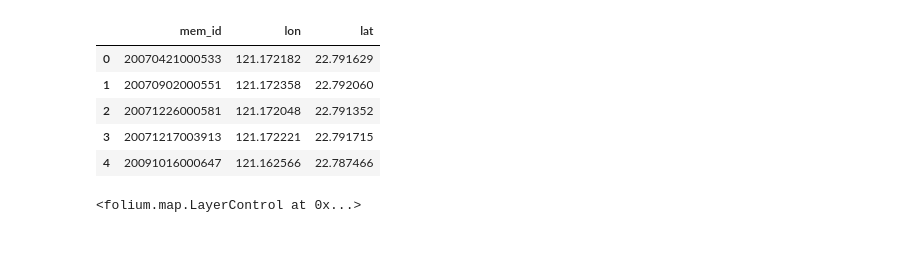
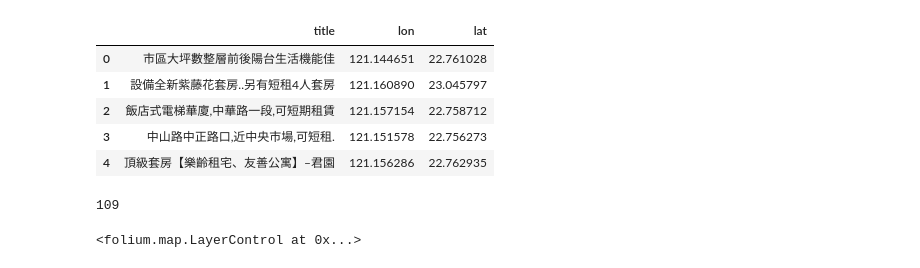
Before and after one commit to GallonShih/BlackHead, a Jupyter notebook: DA_Gis_Analysis/main.ipynb, the cells around one changed output. Saved outputs shown, nothing was run; the diff lists cells and outputs as text; code cells hidden in the pictures.

```diff
--- a/DA_Gis_Analysis/main.ipynb
+++ b/DA_Gis_Analysis/main.ipynb
@@ -12,19 +9,0 @@ gis_db = create_engine("postgresql+psycopg2://rt009223:123456@10.101.2.238/gis")
-# %%
-df_points = pd.read_sql("""
-    select f1.mem_id,
-        ST_X(f1.mem_coordinates) as lon,
-        ST_Y(f1.mem_coordinates) as lat
-    from gis.member_tgos_addr f1
-    join gis.village_boundary_map f2
-    on f1.villcode = f2.villcode
-    where f2.townname = '臺東市'
-    limit 100;
-""", con=gis_db)
-df_points.head()
-# %% [output]
-|  | mem_id | lon | lat |
-| 0 | 20070421000533 | 121.172182 | 22.791629 |
-| 1 | 20070902000551 | 121.172358 | 22.792060 |
-| 2 | 20071226000581 | 121.172048 | 22.791352 |
-| 3 | 20071217003913 | 121.172221 | 22.791715 |
-| 4 | 20091016000647 | 121.162566 | 22.787466 |
@@ -31 +12,21 @@ df_points.head()
+# %%
+df_points = pd.read_sql("""
+    select f1.title, lon, lat
+    from rental.rentals_info f1
+    where f1.create_at >= '2022-08-27'
+    and f1.lon > 110
+    and f1.lat > 20
+""", con=gis_db)
+df_points.head()
+# %% [output]
+|  | title | lon | lat |
+| 0 | 市區大坪數整層前後陽台生活機能佳 | 121.144651 | 22.761028 |
+| 1 | 設備全新紫藤花套房..另有短租4人套房 | 121.160890 | 23.045797 |
+| 2 | 飯店式電梯華廈,中華路一段,可短期租賃 | 121.157154 | 22.758712 |
+| 3 | 中山路中正路口,近中央市場,可短租. | 121.151578 | 22.756273 |
+| 4 | 頂級套房【樂齡租宅、友善公寓】–君園 | 121.156286 | 22.762935 |
+# %%
+len(df_points)
+# %% [output]
+109
 # %%
```
Also changed, not shown: parts of 13 cells of this notebook, 6 other files.
